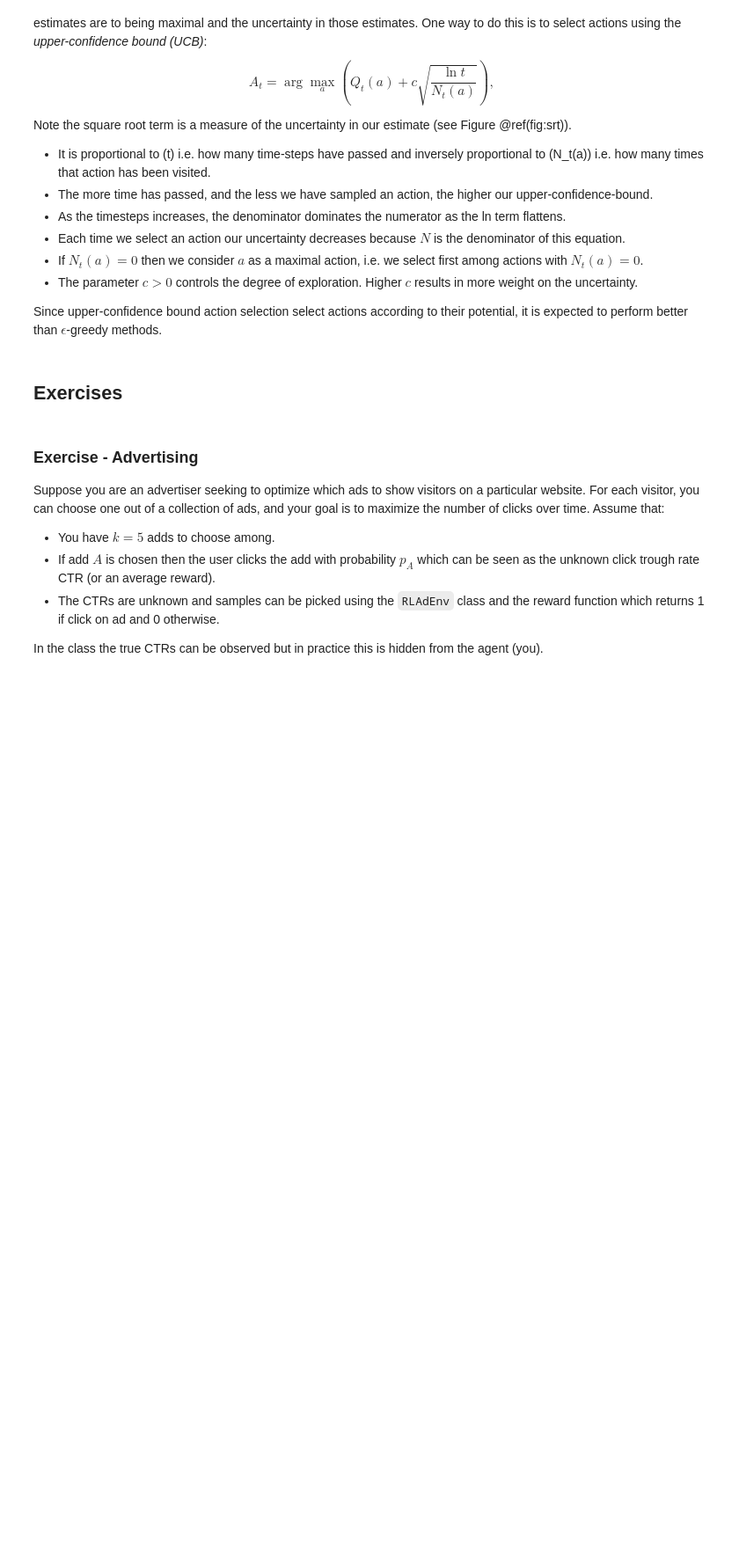
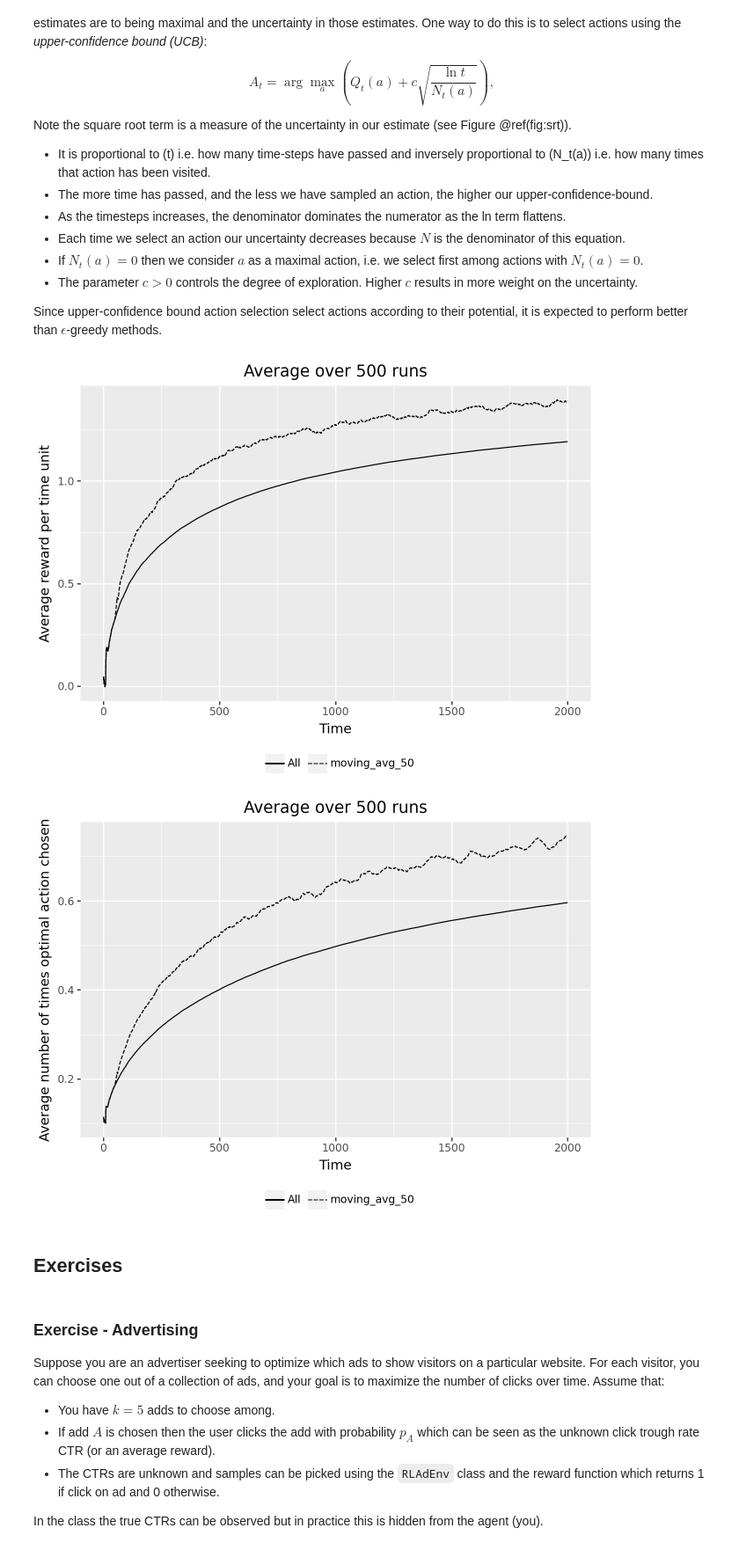
Before and after one commit to simon-mellergaard/RL, a Jupyter notebook: Exercises/05_bandit.ipynb, the cells around one changed output. Shown: that part at 88% size. Drawn from its saved outputs; the diff is of its cells as text; code cells hidden in the pictures; blank space fills up the shorter version.

```diff
--- a/Exercises/05_bandit.ipynb
+++ b/Exercises/05_bandit.ipynb
@@ -337,7 +397,7 @@ Since upper-confidence bound action selection select actions according to their
 # %%
 #@title Your Turn (code)
 
-# Run the algorithm using UCB Action Selection with c = 10, 500 runs, and 300 timesteps
+# Run the algorithm using UCB Action Selection with c = 5, 500 runs, and 2000 timesteps
 def performance_ucb(k=10, time_steps=2000, runs=500, ini=0, c = 5):
     """
     Performance of the bandit algorithm using different epsilons (Python version).
@@ -353,7 +413,21 @@ def performance_ucb(k=10, time_steps=2000, runs=500, ini=0, c = 5):
         dict: A dictionary containing two plotnine plots ('ptR' for average reward,
               'ptO' for average number of times optimal action chosen).
     """
-    # <Your code here>
+    rew = np.zeros((time_steps, 1))   # rewards (one col for each eps)
+    best = np.zeros((time_steps, 1))  # add 1 if find the best action
+
+    for run in range(runs):
+        env = RLEnvironment(k)
+        oA = env.optimal_action()  # the best action to choose
+        for i in range(1):
+            agent = RLAgent(k, 0.1, ini)
+            for t in range(time_steps):
+                a = agent.select_action_ucb(c, t)
+                r = env.reward(a)
+                agent.update_q(a, r)
+                rew[t, i] += r  # sum of rewards generated at t (over all runs)
+                best[t, i] += (a == oA) # times find best actions
+
 
     # Calculate average rewards and optimal action counts over runs
     # Use pandas DataFrames as the base for dfply operations
@@ -385,33 +459,36 @@ def performance_ucb(k=10, time_steps=2000, runs=500, ini=0, c = 5):
             >> gather('name', 'value', ['All', 'moving_avg_50']) # Use gather from dfply
     )
 
     # Create the average reward plot
     pt1 = (
         ggplot(dat1, aes(x='t', y='value', linetype='name'))
         + geom_line()
         + labs(y='Average reward per time unit', x='Time', title=f'Average over {runs} runs', color='', linetype='')
         + theme(legend_position='bottom')
     )
 
     # Create the optimal action plot
     pt2 = (
         ggplot(dat2, aes(x='t', y='value', linetype='name'))
         + geom_line()
         + labs(y='Average number of times optimal action chosen', x='Time', title=f'Average over {runs} runs', color='', linetype='')
         + theme(legend_position='bottom')
     )
 
     return {'ptR': pt1, 'ptO': pt2}
 
 # Set seed for reproducibility
 random.seed(3276)
 np.random.seed(3276)
 
 # Run the performance test
 plots = performance_ucb()
 # Print the plots
 plots['ptR'].show()
 plots['ptO'].show()
+# %% [output]
+[figure, added]
+[figure, added]
 # %% [markdown]
 ## Exercises
 # %% [markdown]
```
Also changed, not shown: parts of 6 cells of this notebook.
